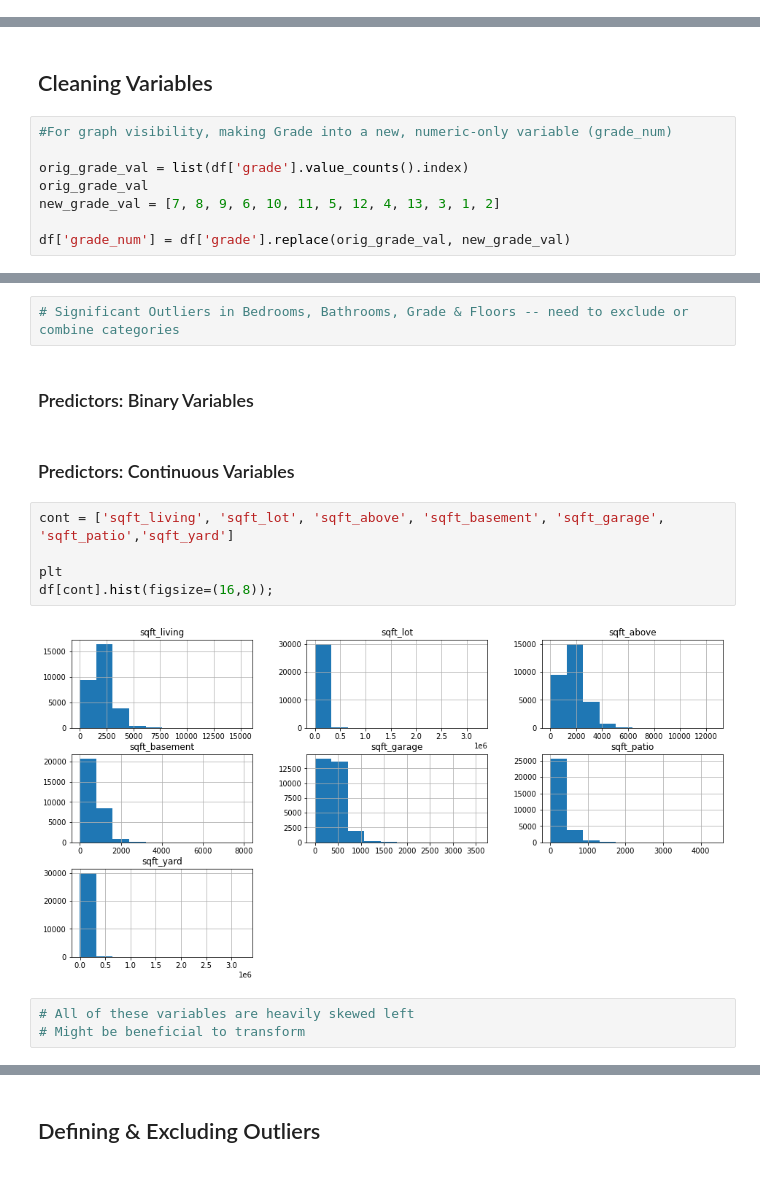
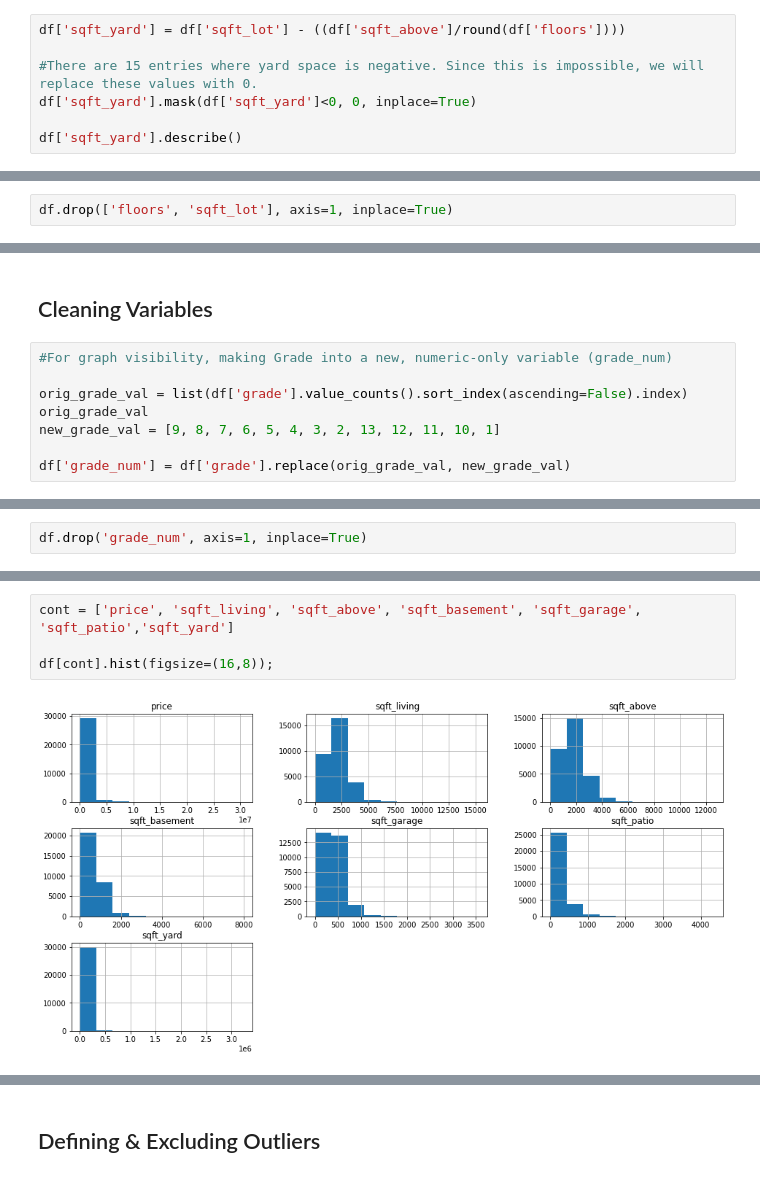
Before and after one commit to josecastillofl/Phase_2_Project, a Jupyter notebook: phase2-project-notebook-draft.ipynb, the cells around one changed output, grey strips where cells are left out. Drawn from its saved outputs; the diff is of its cells as text.

```diff
--- a/phase2-project-notebook-draft.ipynb
+++ b/phase2-project-notebook-draft.ipynb
@@ -152,0 +157,7 @@ df['sqft_yard'] = df['sqft_lot'] - (df['sqft_living']/df['floors'] + df['sqft_ga
+# %%
+df['sqft_yard'] = df['sqft_lot'] - ((df['sqft_above']/round(df['floors'])))
+
+#There are 15 entries where yard space is negative. Since this is impossible, we will replace these values with 0.
+df['sqft_yard'].mask(df['sqft_yard']<0, 0, inplace=True)
+
+df['sqft_yard'].describe()
@@ -153,3 +176,5 @@ df['sqft_yard'] = df['sqft_lot'] - (df['sqft_living']/df['floors'] + df['sqft_ga
+# %%
+df.drop(['floors', 'sqft_lot'], axis=1, inplace=True)
 # %% [markdown]
 Presence of Basement/Garage/Patio: binary variables (Y/N)
 
@@ -174,9 +199,9 @@ Index(['price', 'bedrooms', 'bathrooms', 'sqft_living', 'sqft_lot', 'floors',
 # %%
 #For graph visibility, making Grade into a new, numeric-only variable (grade_num)
 
-orig_grade_val = list(df['grade'].value_counts().index)
+orig_grade_val = list(df['grade'].value_counts().sort_index(ascending=False).index)
 orig_grade_val
-new_grade_val = [7, 8, 9, 6, 10, 11, 5, 12, 4, 13, 3, 1, 2]
+new_grade_val = [9, 8, 7, 6, 5, 4, 3, 2, 13, 12, 11, 10, 1]
 
 df['grade_num'] = df['grade'].replace(orig_grade_val, new_grade_val)
 # %%
@@ -205 +214,3 @@ df.drop('grade_num',axis=1)
+# %%
+df.drop('grade_num', axis=1, inplace=True)
 # %% [markdown]
@@ -259,16 +259,6 @@ for i, col in enumerate(df_cat.columns):
-# %%
-# Significant Outliers in Bedrooms, Bathrooms, Grade & Floors -- need to exclude or combine categories
-# %% [markdown]
-### Predictors: Binary Variables
-# %% [markdown]
-### Predictors: Continuous Variables
 # %%
-cont = ['sqft_living', 'sqft_lot', 'sqft_above', 'sqft_basement', 'sqft_garage', 'sqft_patio','sqft_yard']
+cont = ['price', 'sqft_living', 'sqft_above', 'sqft_basement', 'sqft_garage', 'sqft_patio','sqft_yard']
 
-plt
 df[cont].hist(figsize=(16,8));
 # %% [output]
-[figure, old version]
+[figure, new version]
-# %%
-# All of these variables are heavily skewed left
-# Might be beneficial to transform
```
Also changed, not shown: parts of 116 cells of this notebook.
